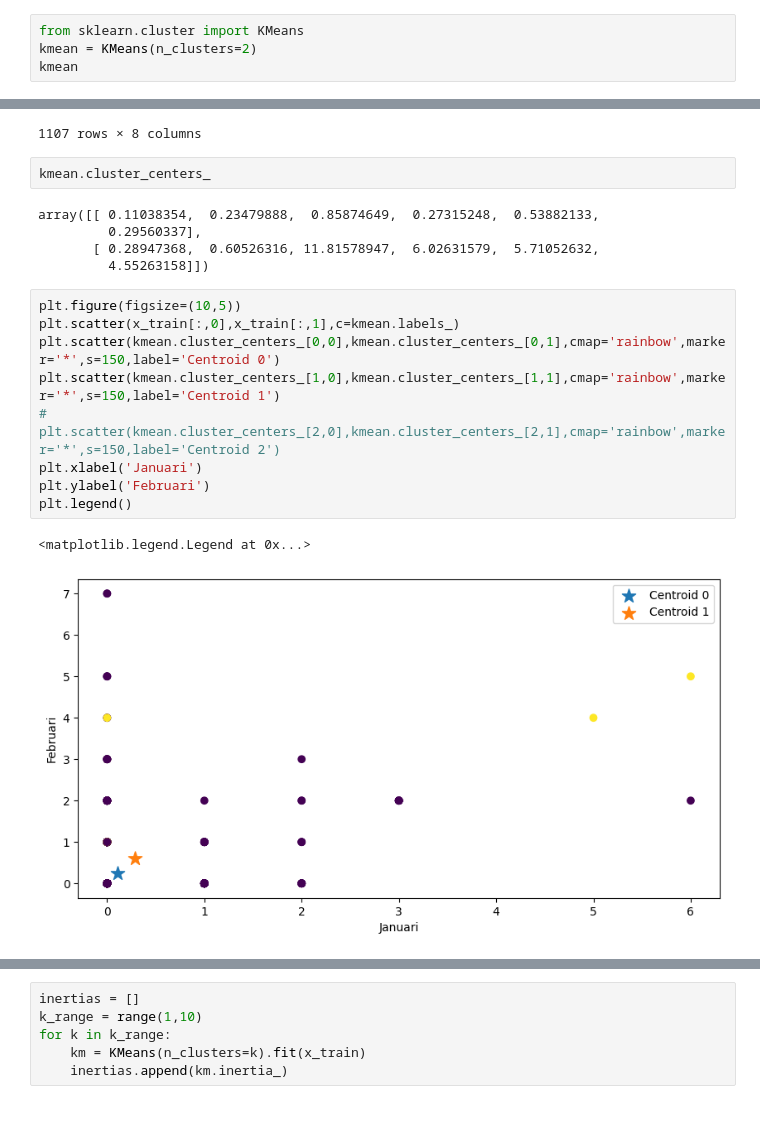
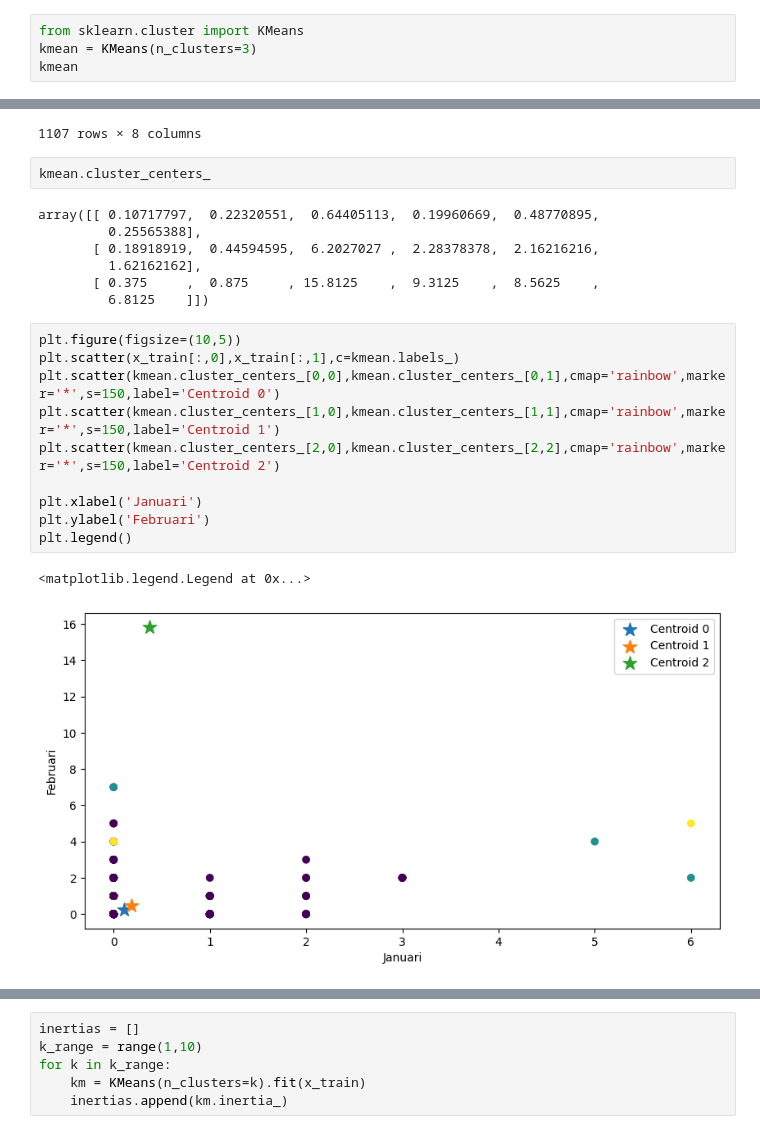
Before and after one commit to Mellias/peminjaman_perpustakaan, a Jupyter notebook: Interactive-1.ipynb, the cells around one changed output, grey strips where cells are left out. Drawn from its saved outputs; the diff is of its cells as text.

```diff
--- a/Interactive-1.ipynb
+++ b/Interactive-1.ipynb
@@ -90,6 +90,6 @@ array([[1, 0, 0, 0, 0, 0],
        [0, 0, 0, 0, 0, 1]])
 # %%
 from sklearn.cluster import KMeans
-kmean = KMeans(n_clusters=2)
+kmean = KMeans(n_clusters=3)
 kmean
 # %% [output]
@@ -121,22 +121,25 @@ peminjaman
 # %%
 kmean.cluster_centers_
 # %% [output]
-array([[ 0.11038354,  0.23479888,  0.85874649,  0.27315248,  0.53882133,
-         0.29560337],
-       [ 0.28947368,  0.60526316, 11.81578947,  6.02631579,  5.71052632,
-         4.55263158]])
+array([[ 0.10717797,  0.22320551,  0.64405113,  0.19960669,  0.48770895,
+         0.25565388],
+       [ 0.18918919,  0.44594595,  6.2027027 ,  2.28378378,  2.16216216,
+         1.62162162],
+       [ 0.375     ,  0.875     , 15.8125    ,  9.3125    ,  8.5625    ,
+         6.8125    ]])
 # %%
 plt.figure(figsize=(10,5))
 plt.scatter(x_train[:,0],x_train[:,1],c=kmean.labels_)
 plt.scatter(kmean.cluster_centers_[0,0],kmean.cluster_centers_[0,1],cmap='rainbow',marker='*',s=150,label='Centroid 0')
 plt.scatter(kmean.cluster_centers_[1,0],kmean.cluster_centers_[1,1],cmap='rainbow',marker='*',s=150,label='Centroid 1')
-# plt.scatter(kmean.cluster_centers_[2,0],kmean.cluster_centers_[2,1],cmap='rainbow',marker='*',s=150,label='Centroid 2')
+plt.scatter(kmean.cluster_centers_[2,0],kmean.cluster_centers_[2,2],cmap='rainbow',marker='*',s=150,label='Centroid 2')
+
 plt.xlabel('Januari')
 plt.ylabel('Februari')
 plt.legend()
 # %% [output]
 <matplotlib.legend.Legend at 0x...>
-[figure, old version]
+[figure, new version]
 # %%
 plt.figure(figsize=(10,5))
 plt.scatter(x_train[:,2],x_train[:,3],c=kmean.labels_)
```
Also changed, not shown: parts of 6 cells of this notebook, 7 other files.
